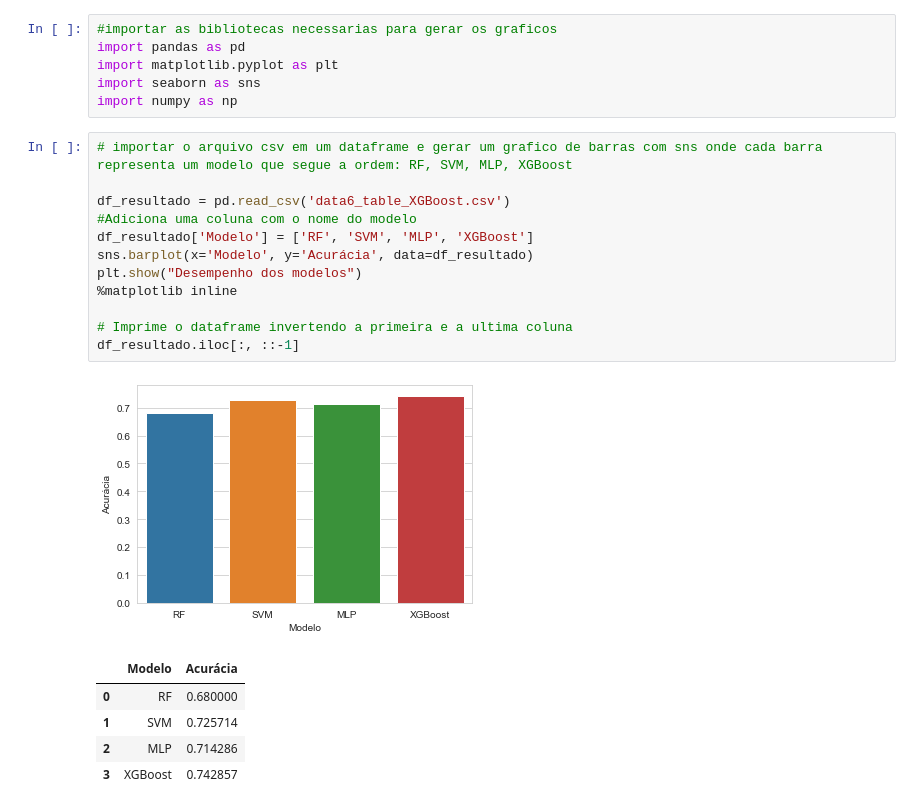
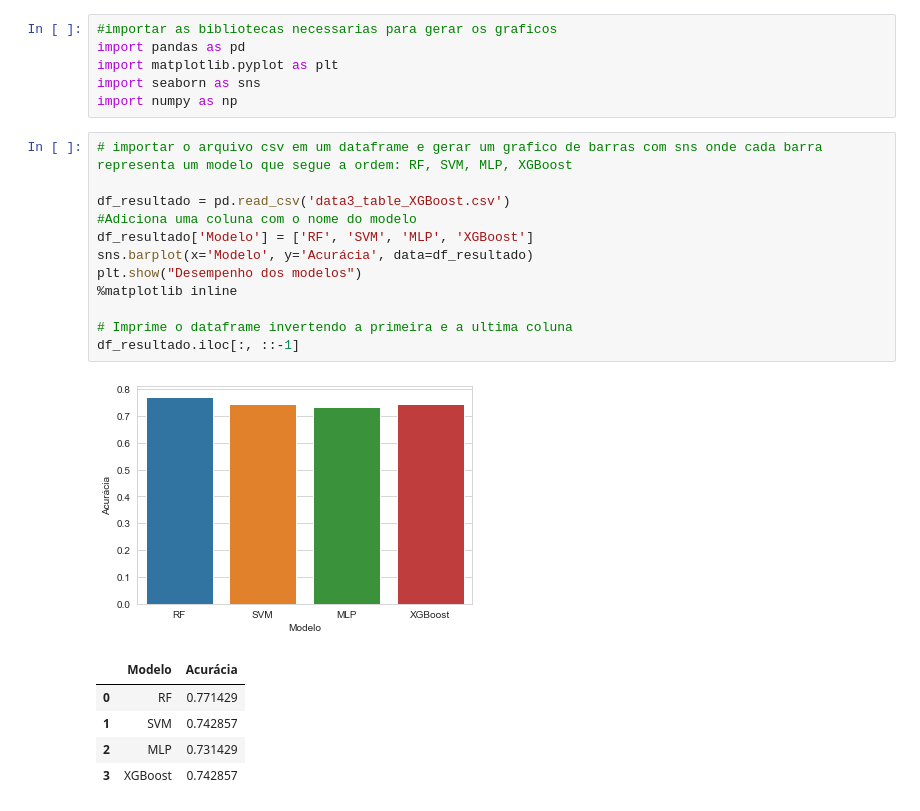
Before and after one commit to Apollyion/Classificacao_MHI_BIC, a Jupyter notebook: Codigos-Desenvolvimento/geraGraficos.ipynb, the cells around one changed output. Drawn from its saved outputs; the diff is of its cells as text.

```diff
--- a/Codigos-Desenvolvimento/geraGraficos.ipynb
+++ b/Codigos-Desenvolvimento/geraGraficos.ipynb
@@ -7,21 +7,21 @@ import numpy as np
 # %%
 # importar o arquivo csv em um dataframe e gerar um grafico de barras com sns onde cada barra representa um modelo que segue a ordem: RF, SVM, MLP, XGBoost
 
-df_resultado = pd.read_csv('data6_table_XGBoost.csv')
+df_resultado = pd.read_csv('data3_table_XGBoost.csv')
 #Adiciona uma coluna com o nome do modelo
 df_resultado['Modelo'] = ['RF', 'SVM', 'MLP', 'XGBoost']
 sns.barplot(x='Modelo', y='Acurácia', data=df_resultado)
 plt.show("Desempenho dos modelos")
 %matplotlib inline
 
 # Imprime o dataframe invertendo a primeira e a ultima coluna
 df_resultado.iloc[:, ::-1]
 # %% [output]
-[figure, old version]
+[figure, new version]
 |  | Modelo | Acurácia |
-| 0 | RF | 0.680000 |
-| 1 | SVM | 0.725714 |
-| 2 | MLP | 0.714286 |
+| 0 | RF | 0.771429 |
+| 1 | SVM | 0.742857 |
+| 2 | MLP | 0.731429 |
 | 3 | XGBoost | 0.742857 |
 # %%
 # Gerar um grafico de barras com sns onde cada barra representa o desemepnho de uma base após a seleção de atributos, Data1, Data2, Data3, Data4, Data5.
```
Also changed, not shown: parts of 8 cells of this notebook, 9 other files.
